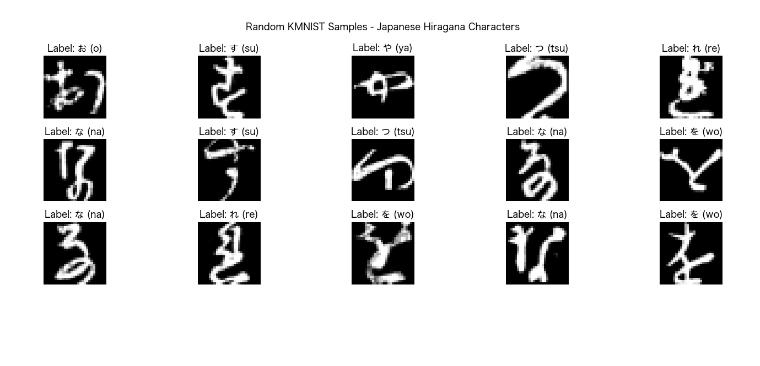
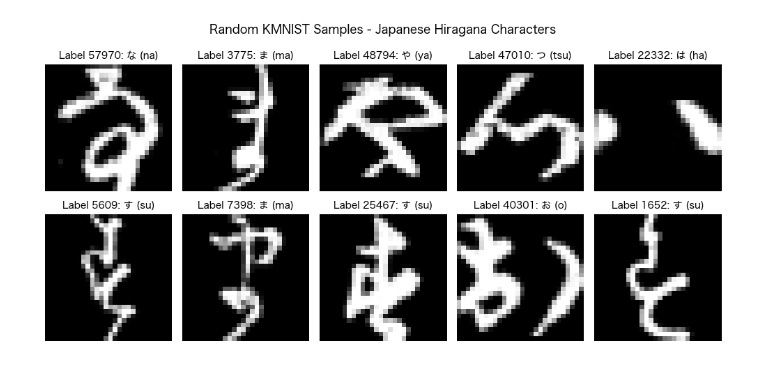
Before and after one commit to ykuw2/kmnist-cnn-streamlit, a Jupyter notebook: train_kmnist.ipynb, the cells around one changed output. Drawn from its saved outputs; the diff is of its cells as text; code cells hidden in the pictures; blank space fills up the shorter version.

Commit message:
Created the CNN, added transforms, Dataset class, TrainVal

```diff
--- a/train_kmnist.ipynb
+++ b/train_kmnist.ipynb
@@ -6,10 +15,10 @@ from typing import Tuple
 # %%
 # Train paths
-kmnist_train_images = "./kmnist-train-imgs.npz"
-kmnist_train_labels = "./kmnist-train-labels.npz"
+kmnist_train_images = "./images/kmnist-train-imgs.npz"
+kmnist_train_labels = "./images/kmnist-train-labels.npz"
 
 # Test paths
-kmnist_test_images = "./kmnist-test-imgs.npz"
-kmnist_test_labels = "./kmnist-test-labels.npz"
+kmnist_test_images = "./images/kmnist-test-imgs.npz"
+kmnist_test_labels = "./images/kmnist-test-labels.npz"
 # %%
 # Initial look at the data
@@ -90,36 +70,31 @@ class DataLoader:
-# %%
-# Loading the data
-loader = DataLoader(kmnist_train_images, kmnist_train_labels, kmnist_test_images, kmnist_test_labels)
-
-(X_train, y_train), (X_test, y_test) = loader.load_data()
 # %%
 # Set font that supports Japanese characters since DejaVu Sans does not support it.
 plt.rcParams["font.family"] = "Hiragino Sans"
 
 kmnist_classes = {
     0: "お (o)",
     1: "き (ki)",
     2: "す (su)",
     3: "つ (tsu)",
     4: "な (na)",
     5: "は (ha)",
     6: "ま (ma)",
     7: "や (ya)",
     8: "れ (re)",
     9: "を (wo)"
 }
 
 # Plot some Hiragana Characters randomly.
-fig, axes = plt.subplots(3, 5, figsize=(15, 5))
+fig, axes = plt.subplots(2, 5, figsize=(10, 5))
 for _, ax in enumerate(axes.flat):
-    rand_idx = random.randint(0, X_train.shape[0] - 1)
-    ax.imshow(X_train[rand_idx], cmap="gray")
+    rand_idx = random.randint(0, kmnist_train_images.shape[0] - 1)
+    ax.imshow(kmnist_train_images[rand_idx], cmap="gray")
     label_index = y_train[rand_idx]
-    ax.set_title(f"Label: {kmnist_classes[label_index]}")
+    ax.set_title(f"Label {rand_idx}: {kmnist_classes[label_index]}", fontsize=10)
     ax.axis("off")
 
 plt.suptitle("Random KMNIST Samples - Japanese Hiragana Characters")
 plt.tight_layout()
 plt.show();
 # %% [output]
-[figure, old version]
+[figure, new version]
```
Also changed, not shown: parts of 10 cells of this notebook, 5 other files.
